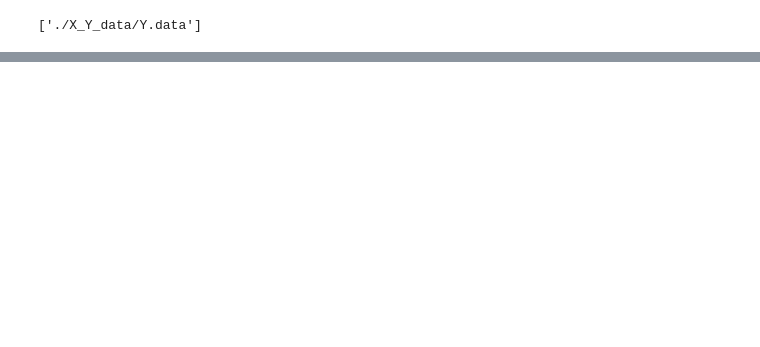
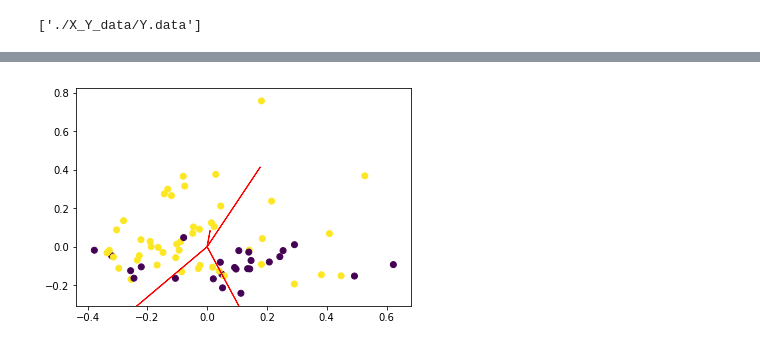
Before and after one commit to pulkitmehta/Molecular-Cancer-Classification-by-ML, a Jupyter notebook: main.ipynb, the cells around one changed output, grey strips where cells are left out. Saved outputs shown, nothing was run; the diff lists cells and outputs as text; code cells hidden in the pictures; blank space fills up the shorter version.

```diff
--- a/main.ipynb
+++ b/main.ipynb
@@ -97,0 +106,3 @@ joblib.dump(Y,"./X_Y_data/Y.data")
+# %%
+df=joblib.load("./X_Y_data/X.data")
+y=joblib.load("./X_Y_data/Y.data")
@@ -97,0 +123,2 @@ joblib.dump(Y,"./X_Y_data/Y.data")
+# %%
+X=df.values
@@ -97,0 +131,3 @@ joblib.dump(Y,"./X_Y_data/Y.data")
+# %%
+scaler= StandardScaler()
+X_scaled=scaler.fit_transform(X)
@@ -97,0 +138,3 @@ joblib.dump(Y,"./X_Y_data/Y.data")
+# %%
+pca=PCA(4)
+X_pca=pca.fit_transform(X_scaled)
@@ -97,0 +156,11 @@ joblib.dump(Y,"./X_Y_data/Y.data")
+# %%
+scalex=1/(X_pca[:,0].max()-X_pca[:,0].min())
+scaley=1/(X_pca[:,1].max()-X_pca[:,1].min())
+
+
+plt.scatter(X_pca[:,0]*(scalex),X_pca[:,1]*(scaley),c=y)
+for i in range(pca.components_.shape[0]):
+    plt.arrow(0,0,pca.components_[i,0]*25,pca.components_[i,1]*25, color='r', alpha=1)
+plt.show()
+# %% [output]
+[figure, added]
```
Also changed, not shown: parts of 41 cells of this notebook, 1 other file.
